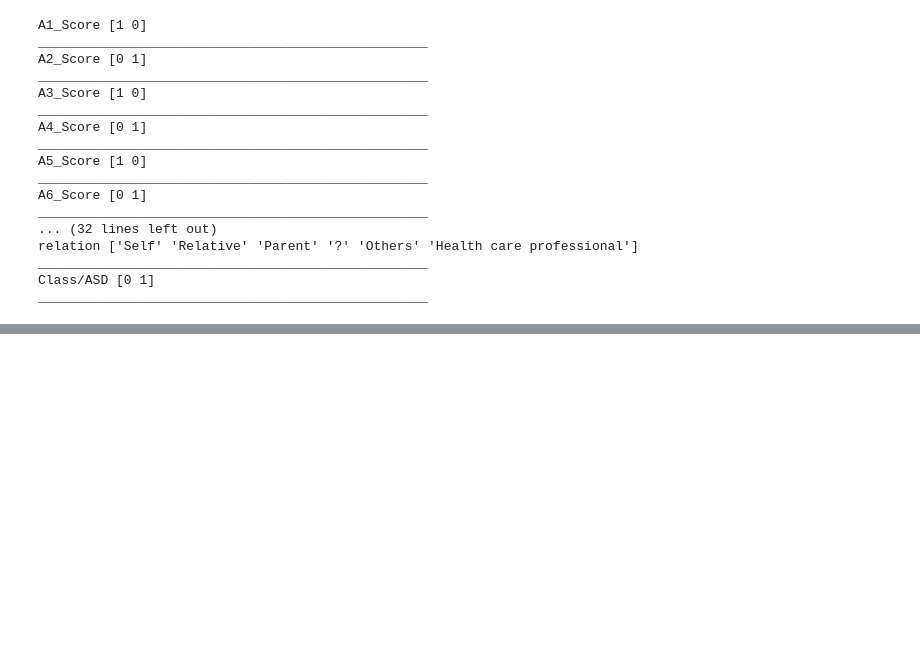
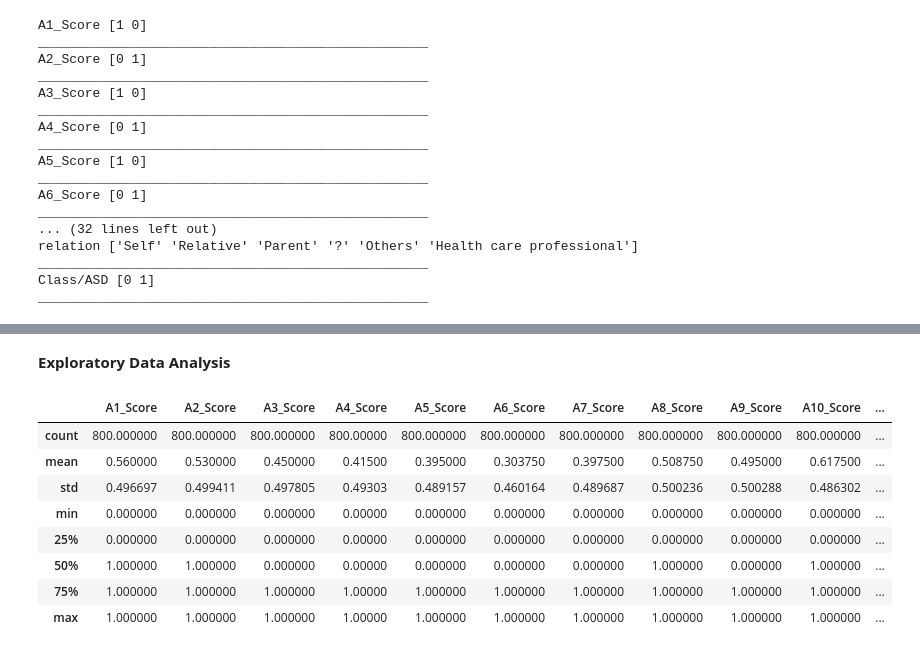
Before and after one commit to SRARNAB7/HDS_5320_Group_Project, a Jupyter notebook: Autism_Prediction.ipynb, the cells around one changed output, grey strips where cells are left out. Drawn from its saved outputs; the diff is of its cells as text; code cells hidden in the pictures; blank space fills up the shorter version.

```diff
--- a/Autism_Prediction.ipynb
+++ b/Autism_Prediction.ipynb
@@ -92,3 +92,6 @@ relation ['Self' 'Relative' 'Parent' '?' 'Others' 'Health care professional']
 __________________________________________________
 Class/ASD [0 1]
 __________________________________________________
+# %%
+#dropping ID and age_desc columns
+df = df.drop(columns = ['ID',"age_desc"])
@@ -94,0 +104,10 @@ __________________________________________________
+# %%
+#define the mapping dictionary for country names
+
+mapping = {
+    "Viet Nam" : "Vietnam",
+    "AmericanSamoa" : "United States",
+    "Hong Kong" : "China"
+}
+
+df["contry_of_res"] = df["contry_of_res"].replace(mapping)
@@ -94,0 +130,14 @@ __________________________________________________
+# %% [markdown]
+**Exploratory Data Analysis**
+# %%
+df.describe()
+# %% [output]
+|  | A1_Score | A2_Score | A3_Score | A4_Score | A5_Score | A6_Score | A7_Score | A8_Score | A9_Score | A10_Score | ... |
+| count | 800.000000 | 800.000000 | 800.000000 | 800.00000 | 800.000000 | 800.000000 | 800.000000 | 800.000000 | 800.000000 | 800.000000 | ... |
+| mean | 0.560000 | 0.530000 | 0.450000 | 0.41500 | 0.395000 | 0.303750 | 0.397500 | 0.508750 | 0.495000 | 0.617500 | ... |
+| std | 0.496697 | 0.499411 | 0.497805 | 0.49303 | 0.489157 | 0.460164 | 0.489687 | 0.500236 | 0.500288 | 0.486302 | ... |
+| min | 0.000000 | 0.000000 | 0.000000 | 0.00000 | 0.000000 | 0.000000 | 0.000000 | 0.000000 | 0.000000 | 0.000000 | ... |
+| 25% | 0.000000 | 0.000000 | 0.000000 | 0.00000 | 0.000000 | 0.000000 | 0.000000 | 0.000000 | 0.000000 | 0.000000 | ... |
+| 50% | 1.000000 | 1.000000 | 0.000000 | 0.00000 | 0.000000 | 0.000000 | 0.000000 | 1.000000 | 0.000000 | 1.000000 | ... |
+| 75% | 1.000000 | 1.000000 | 1.000000 | 1.00000 | 1.000000 | 1.000000 | 1.000000 | 1.000000 | 1.000000 | 1.000000 | ... |
+| max | 1.000000 | 1.000000 | 1.000000 | 1.00000 | 1.000000 | 1.000000 | 1.000000 | 1.000000 | 1.000000 | 1.000000 | ... |
```
Also changed, not shown: parts of 4 cells of this notebook.
